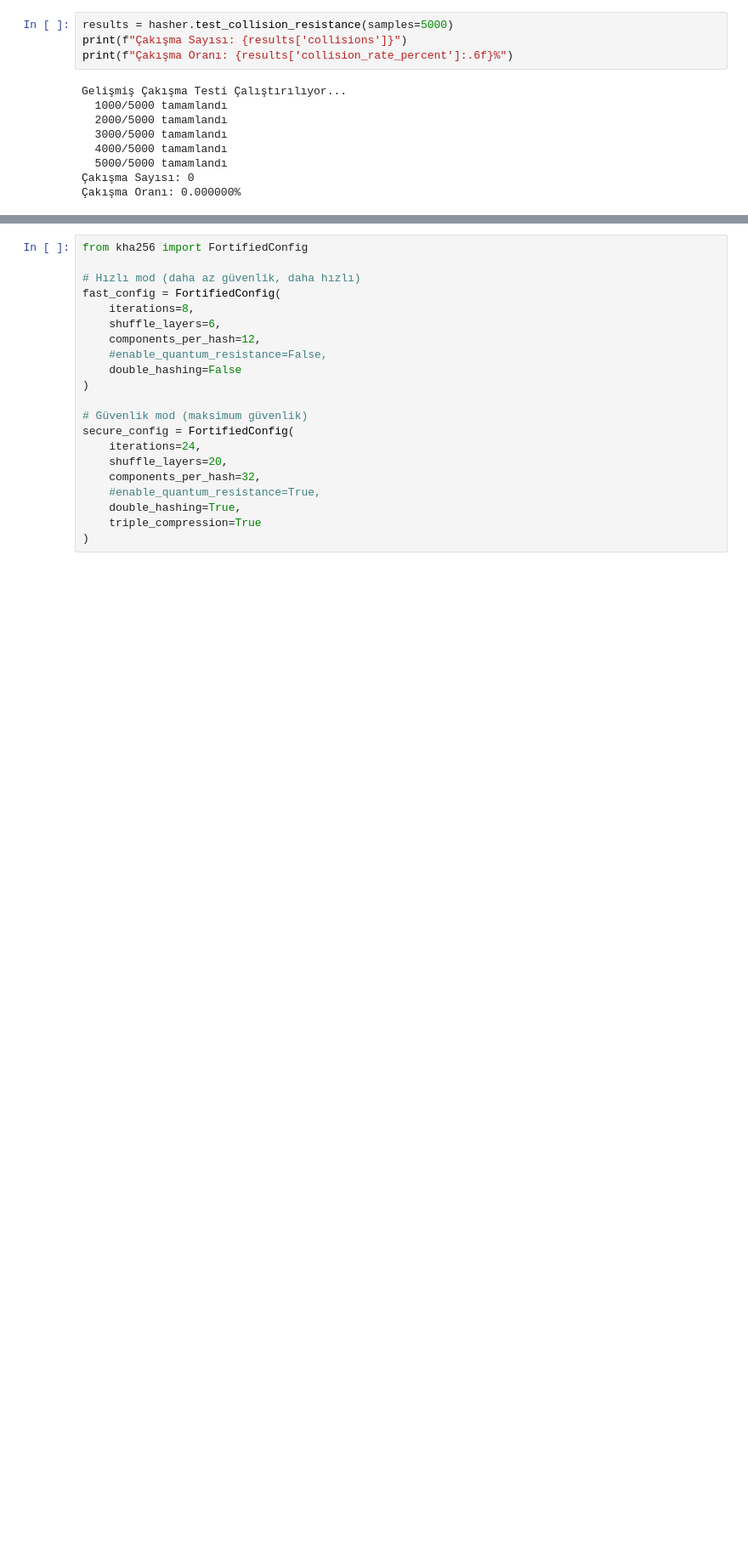
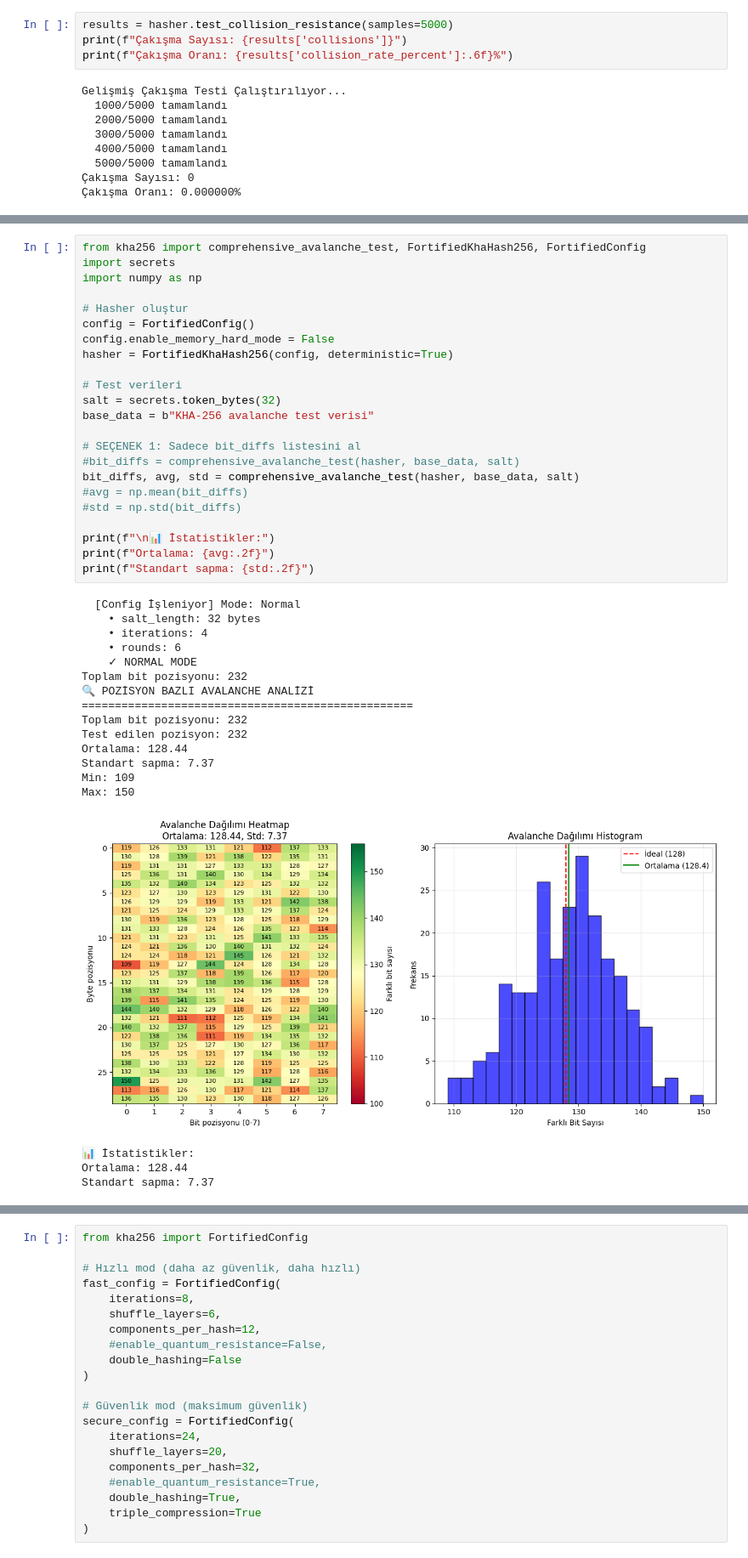
Before and after one commit to WhiteSymmetry/kha256, a Jupyter notebook: notebooks/kha256_demo.ipynb, the cells around one changed output, grey strips where cells are left out. Shown at 85% size. Drawn from its saved outputs; the diff is of its cells as text; blank space fills up the shorter version.

```diff
--- a/notebooks/kha256_demo.ipynb
+++ b/notebooks/kha256_demo.ipynb
@@ -186,0 +1589,42 @@ SONUÇ: KHA-256 FORTIFIED
+# %%
+from kha256 import comprehensive_avalanche_test, FortifiedKhaHash256, FortifiedConfig
+import secrets
+import numpy as np
+
+# Hasher oluştur
+config = FortifiedConfig()
+config.enable_memory_hard_mode = False
+hasher = FortifiedKhaHash256(config, deterministic=True)
+
+# Test verileri
+salt = secrets.token_bytes(32)
+base_data = b"KHA-256 avalanche test verisi"
+
+# SEÇENEK 1: Sadece bit_diffs listesini al
+#bit_diffs = comprehensive_avalanche_test(hasher, base_data, salt)
+bit_diffs, avg, std = comprehensive_avalanche_test(hasher, base_data, salt)
+#avg = np.mean(bit_diffs)
+#std = np.std(bit_diffs)
+
+print(f"\n📊 İstatistikler:")
+print(f"Ortalama: {avg:.2f}")
+print(f"Standart sapma: {std:.2f}")
+# %% [output]
+  [Config İşleniyor] Mode: Normal
+    • salt_length: 32 bytes
+    • iterations: 4
+    • rounds: 6
+    ✓ NORMAL MODE
+Toplam bit pozisyonu: 232
+🔍 POZİSYON BAZLI AVALANCHE ANALİZİ
+==================================================
+Toplam bit pozisyonu: 232
+Test edilen pozisyon: 232
+Ortalama: 128.44
+Standart sapma: 7.37
+Min: 109
+Max: 150
+[figure, added]
+📊 İstatistikler:
+Ortalama: 128.44
+Standart sapma: 7.37
```
Also changed, not shown: parts of 99 cells of this notebook, 1 other file.
